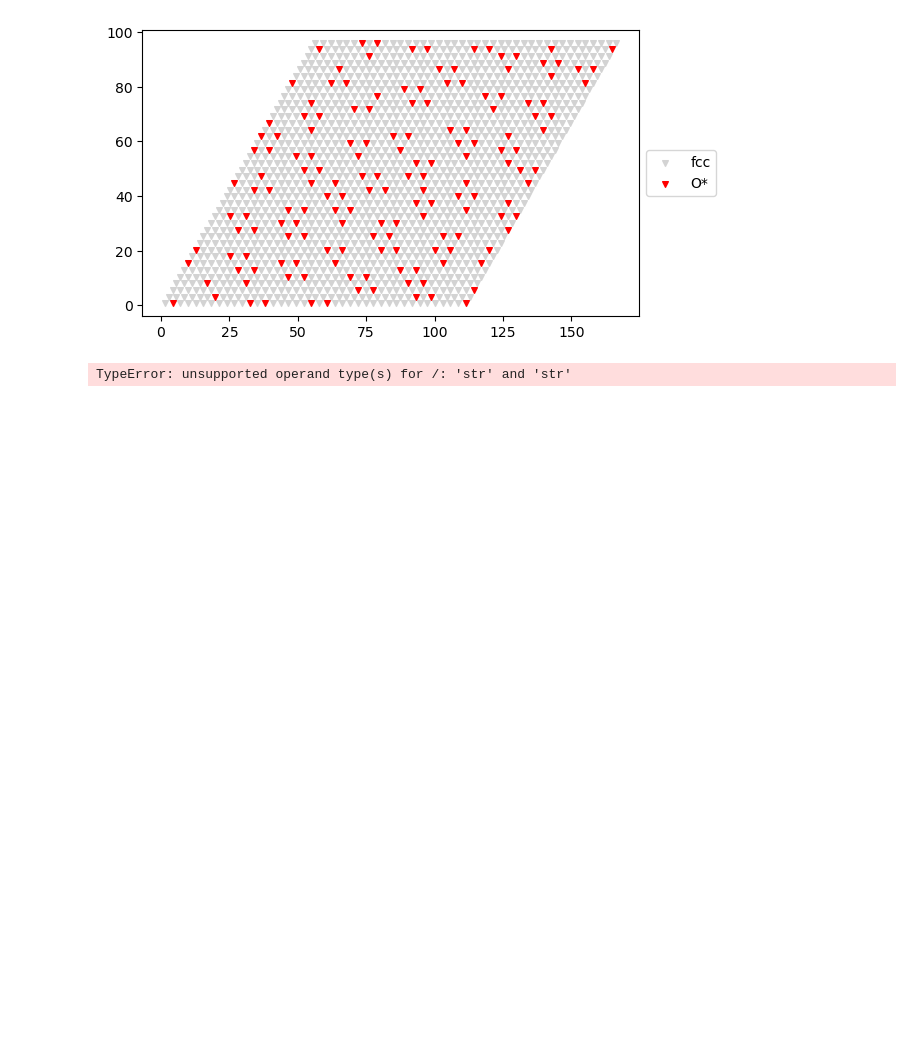
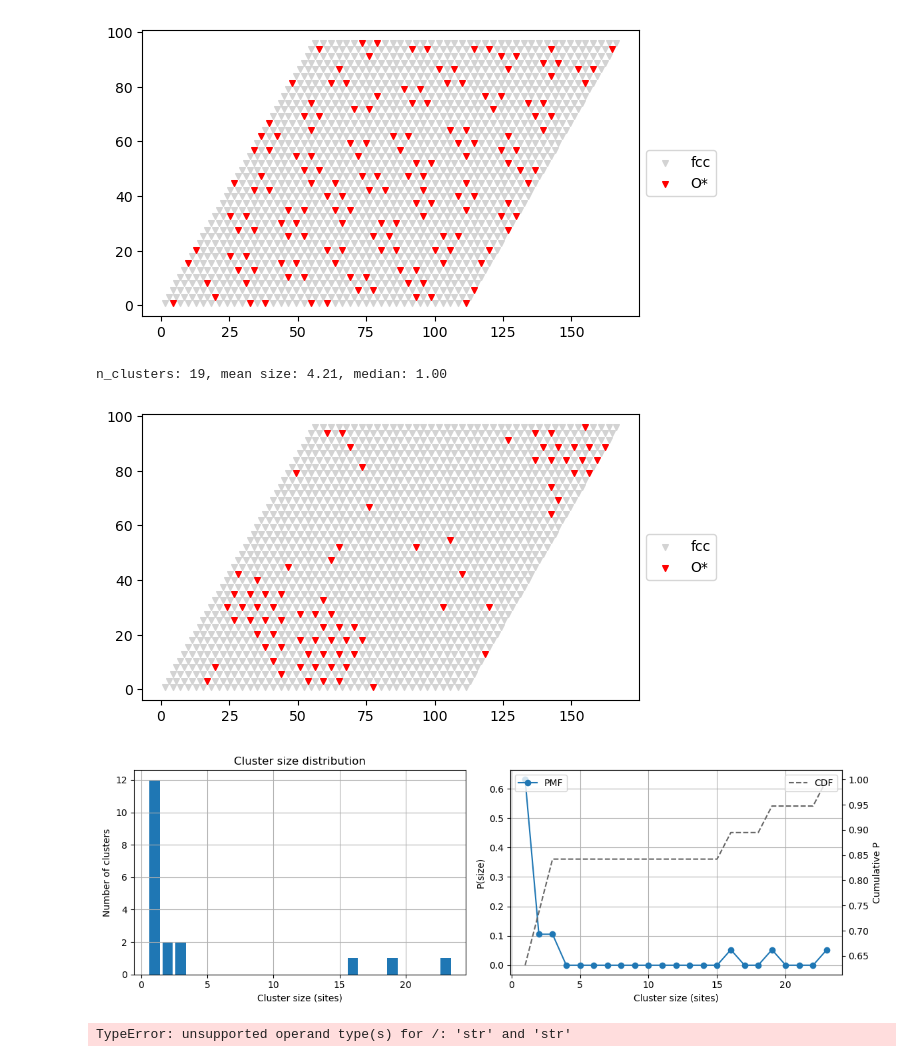
Before and after one commit to akandra/O_Pt111, a Jupyter notebook: O_Pt111-zacros.ipynb, the cells around one changed output. Drawn from its saved outputs; the diff is of its cells as text; code cells hidden in the pictures; blank space fills up the shorter version.

Commit message:
cluster counting added

```diff
--- a/O_Pt111-zacros.ipynb
+++ b/O_Pt111-zacros.ipynb
@@ -143,3 +227,13 @@ zf.lattice_plot(Path.cwd() /"zacros_run_0100_upto9nn_0070/lattice_input.dat", sh
+# %%
+ads_coords,v1,v2 = zf.get_xy(Path.cwd() /"zacros_run_0050_upto3nn_0070/lattice_input.dat", idx=99)
+zf.lattice_plot(Path.cwd() /"zacros_run_0050_upto3nn_0070/lattice_input.dat", idx=99)
+labels, clusters, sizes = cluster_points_periodic(ads_coords, v1, v2, cutoff=2.001*lattice_constant)
+
+zf.plot_cluster_size_distribution(sizes)
+# %% [output]
+n_clusters: 19, mean size: 4.21, median: 1.00
+[figure, added]
+[figure, added]
 # %%
 n_clusters = []
 cluster_counts = []
```
Also changed, not shown: parts of 2 cells of this notebook, 2 other files.
